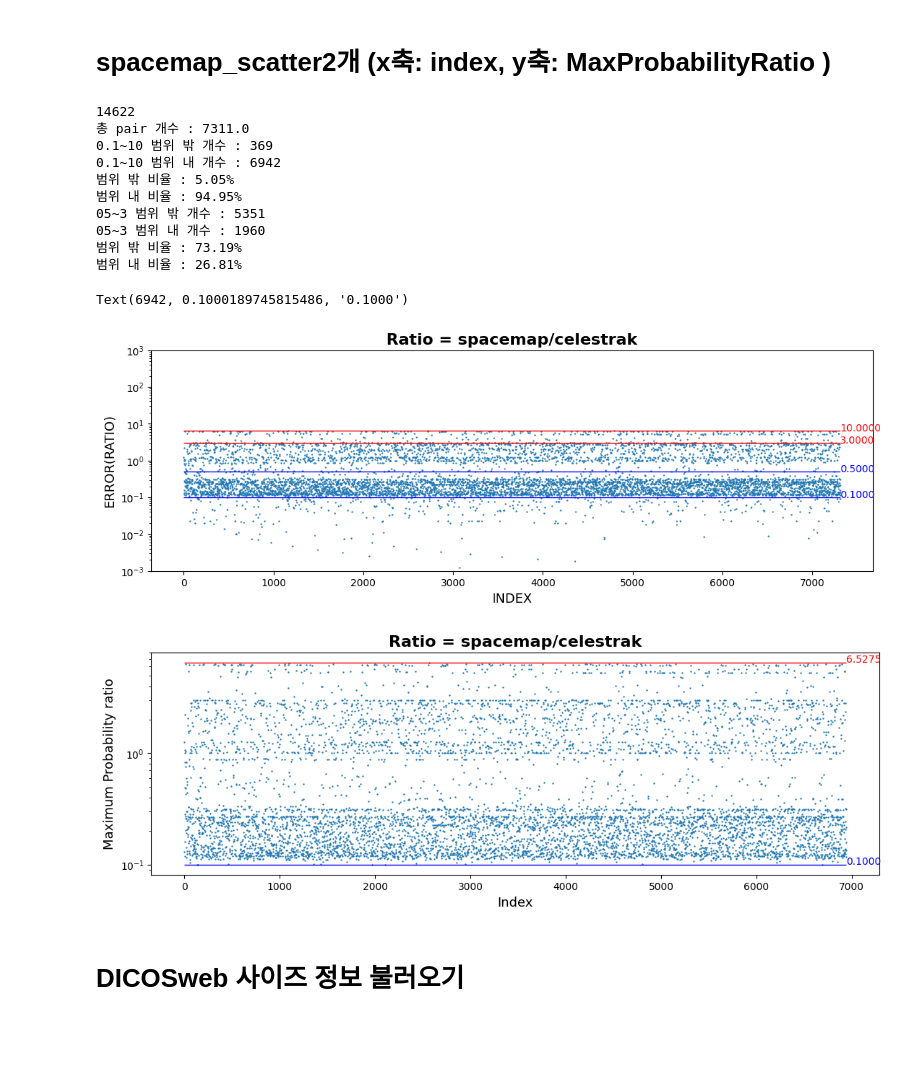
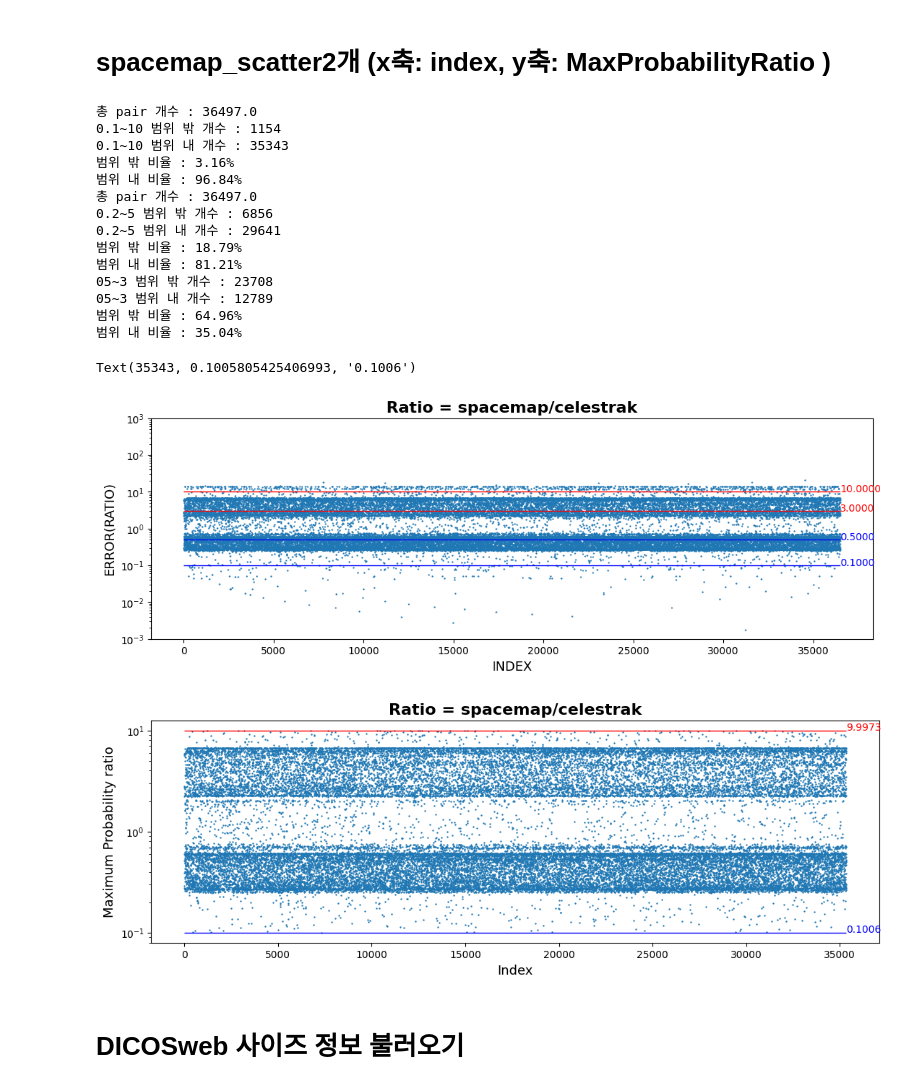
Before and after one commit to ski-sim/collision-probability, a Jupyter notebook: maximum_collision_probability/Maximum Collision Probability/Pcmax_Alfano.ipynb, the cells around one changed output. Cells and saved outputs as stored; diff of their text form; code cells hidden in the pictures; blank space fills up the shorter version.

```diff
--- a/maximum_collision_probability/Maximum Collision Probability/Pcmax_Alfano.ipynb
+++ b/maximum_collision_probability/Maximum Collision Probability/Pcmax_Alfano.ipynb
@@ -707,8 +693,7 @@ def get_object_type(requestFindObjects):
 # %% [markdown]
 key : 위성번호 (NoRAD_CAT_ID)
 # %%
-file_celestrak = 'C:/Users/VDRC/Desktop/파이썬폴더/spacemap_prj/Main/Alfano Pcmax/object TLE and Dimension/TLE_09m24d08h.txt'
-# file_celestrak = 'C:/Users/kuils/Desktop/프로그래밍/TLE/MYTLE/spacemap_prj/objects/spacetrack_24d0800h.txt'
+file_celestrak = '../object TLE and Dimension/TLE_09m24d08h.txt'
 
 with open(file_celestrak) as f:
     lines = f.read().splitlines()
@@ -1047,10 +1029,11 @@ filtered_data = data_total[data_total['SHAPE_1'].isin(SHAPE)]
 plt.figure(figsize=(13,4))
 # data_total=  pd.read_csv('C:/Users/kuils/Desktop/프로그래밍/TLE/MYTLE/spacemap_prj/Berend/Berend_24d13h_total.csv')#ground
 
-data_total = pd.read_csv('C:/Users/VDRC/Desktop/파이썬폴더/spacemap_prj/Main/Alfano Pcmax/Conjunction assesement result/Spacemap_CA_Result(Variable_HBR)/Spacemap_CA_09m24d13h_0D.csv')
-data_total = data_total[(data_total['SHAPE_1'].isin(SHAPE)) & (data_total['SHAPE_2'].isin(SHAPE))]
-print(len(data_total))
+data_total = pd.read_csv('../Conjunction assesement result/Spacemap_CA_Result(Variable_HBR)/Spacemap_CA_09m24d13h_0D_1.5.csv')
+# data_total = data_total[(data_total['SHAPE_1'].isin(SHAPE)) & (data_total['SHAPE_2'].isin(SHAPE))]
+# print(len(data_total))
 data_valid  = [value for value in data_total['ERROR(RATIO)'][1::2] if value >= 0.1 and value <=10 ]
+data_valid1  = [value for value in data_total['ERROR(RATIO)'][1::2] if value >= 0.2 and value <=5 ]
 data_valid2 = [value for value in data_total['ERROR(RATIO)'][1::2] if value >= 0.5 and value <=3 ]
 
 plt.scatter(np.arange(len(data_total['ERROR(RATIO)'][1::2])),data_total['ERROR(RATIO)'][1::2] ,s=0.5)
@@ -1065,46 +1048,56 @@ print("0.1~10 범위 밖 개수 :", len(data_total['ERROR(RATIO)'][1::2])- len(d
 print('0.1~10 범위 내 개수 :',len(data_valid))
 print(f"범위 밖 비율 : {round((len(data_total['ERROR(RATIO)'][1::2])- len(data_valid))*100/len(data_total['ERROR(RATIO)'][1::2]),2)}%")
 print(f"범위 내 비율 : {round(len(data_valid)*100/len(data_total['ERROR(RATIO)'][1::2]),2)}%")
+
+print("총 pair 개수 :", len(data_total)/2)
+print("0.2~5 범위 밖 개수 :", len(data_total['ERROR(RATIO)'][1::2])- len(data_valid1))
+print('0.2~5 범위 내 개수 :',len(data_valid1))
+print(f"범위 밖 비율 : {round((len(data_total['ERROR(RATIO)'][1::2])- len(data_valid1))*100/len(data_total['ERROR(RATIO)'][1::2]),2)}%")
+print(f"범위 내 비율 : {round(len(data_valid1)*100/len(data_total['ERROR(RATIO)'][1::2]),2)}%")
 
 print("05~3 범위 밖 개수 :", len(data_total['ERROR(RATIO)'][1::2])- len(data_valid2))
 print('05~3 범위 내 개수 :',len(data_valid2))
 print(f"범위 밖 비율 : {round((len(data_total['ERROR(RATIO)'][1::2])- len(data_valid2))*100/len(data_total['ERROR(RATIO)'][1::2]),2)}%")
 print(f"범위 내 비율 : {round(len(data_valid2)*100/len(data_total['ERROR(RATIO)'][1::2]),2)}%")
 
 plt.hlines(max(data_valid), 0, len(data_total['ERROR(RATIO)'][1::2]), color='red', linestyle='solid', linewidth=1)
 plt.hlines(np.min(np.array(data_valid)), 0, len(data_total['ERROR(RATIO)'][1::2]), color='b', linestyle='solid', linewidth=1)
 plt.hlines(max(data_valid2), 0, len(data_total['ERROR(RATIO)'][1::2]), color='red', linestyle='solid', linewidth=1)
 plt.hlines(np.min(np.array(data_valid2)), 0, len(data_total['ERROR(RATIO)'][1::2]), color='b', linestyle='solid', linewidth=1)
 plt.text(len(data_total['ERROR(RATIO)'][1::2]), max(data_valid), f'{10:.4f}', fontsize=10, color='red')
 plt.text(len(data_total['ERROR(RATIO)'][1::2]), np.min(np.array(data_valid)), f'{0.1:.4f}', fontsize=10, color='b')
 plt.text(len(data_total['ERROR(RATIO)'][1::2]), max(data_valid2), f'{3:.4f}', fontsize=10, color='red')
 plt.text(len(data_total['ERROR(RATIO)'][1::2]), np.min(np.array(data_valid2)), f'{0.5:.4f}', fontsize=10, color='b')
 plt.figure(figsize=(13,4))
 # 특정 범위내 scatter
 plt.scatter(np.arange(len(data_valid)),data_valid,s=0.5)
 plt.title('Ratio = spacemap/celestrak', fontsize=16, fontweight='bold')
 plt.xlabel(xlabel="Index",fontsize=13)
 plt.ylabel(ylabel="Maximum Probability ratio",fontsize=13)
 plt.yscale('log')
 
 plt.hlines(max(data_valid), 0, len(data_valid), color='red', linestyle='solid', linewidth=1)
 plt.hlines(np.min(np.array(data_valid)), 0, len(data_valid), color='b', linestyle='solid', linewidth=1)
 plt.text(len(data_valid), max(data_valid), f'{max(data_valid):.4f}', fontsize=10, color='red')
 plt.text(len(data_valid), np.min(np.array(data_valid)), f'{np.min(data_valid):.4f}', fontsize=10, color='b')
 # %% [output]
-14622
-총 pair 개수 : 7311.0
-0.1~10 범위 밖 개수 : 369
-0.1~10 범위 내 개수 : 6942
-범위 밖 비율 : 5.05%
-범위 내 비율 : 94.95%
-05~3 범위 밖 개수 : 5351
-05~3 범위 내 개수 : 1960
-범위 밖 비율 : 73.19%
-범위 내 비율 : 26.81%
+총 pair 개수 : 36497.0
+0.1~10 범위 밖 개수 : 1154
+0.1~10 범위 내 개수 : 35343
+범위 밖 비율 : 3.16%
+범위 내 비율 : 96.84%
+총 pair 개수 : 36497.0
+0.2~5 범위 밖 개수 : 6856
+0.2~5 범위 내 개수 : 29641
+범위 밖 비율 : 18.79%
+범위 내 비율 : 81.21%
+05~3 범위 밖 개수 : 23708
+05~3 범위 내 개수 : 12789
+범위 밖 비율 : 64.96%
+범위 내 비율 : 35.04%
-Text(6942, 0.1000189745815486, '0.1000')
+Text(35343, 0.1005805425406993, '0.1006')
-[figure, old version]
+[figure, new version]
-[figure, old version]
+[figure, new version]
 # %% [markdown]
 # DICOSweb 사이즈 정보 불러오기
 # %%
```
Also changed, not shown: parts of 6 cells of this notebook, 6 other files.
